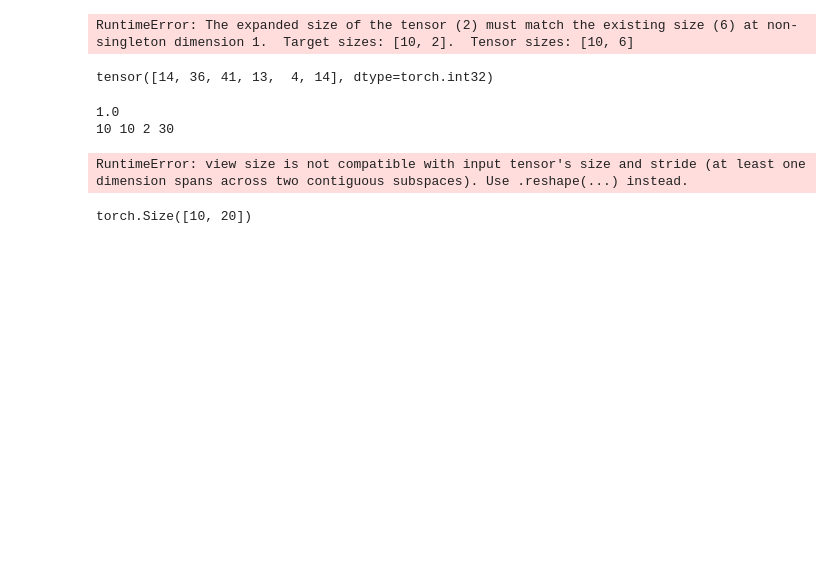
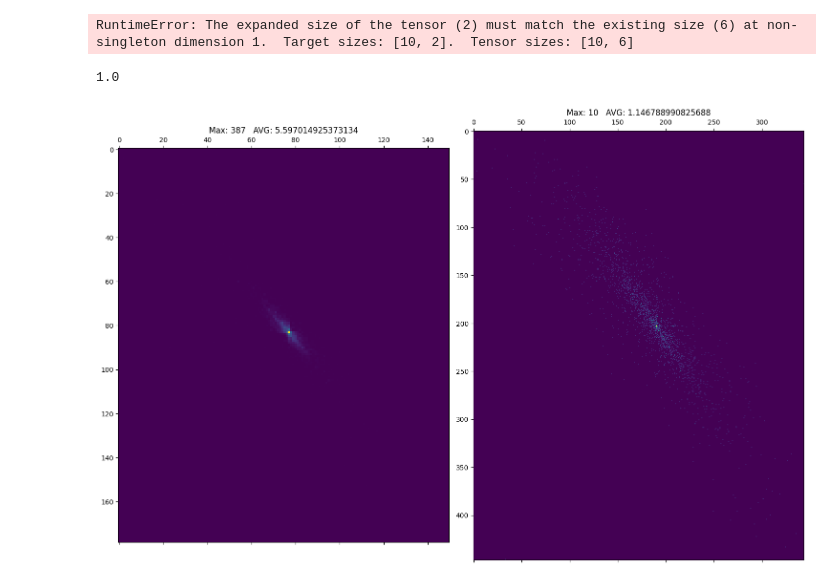
Before and after one commit to petroniocandido/clshq_tk, a Jupyter notebook: clshq_tk.ipynb, the cells around one changed output. Cells and saved outputs as stored; diff of their text form; code cells hidden in the pictures; blank space fills up the shorter version.

Commit message:
Dtypes in all modules and models; Several bugfixes and refactorings.

```diff
--- a/clshq_tk.ipynb
+++ b/clshq_tk.ipynb
@@ -234,7 +234,3 @@ ax[1].matshow(mat)
 # %% [output]
 1.0
 RuntimeError: The expanded size of the tensor (2) must match the existing size (6) at non-singleton dimension 1.  Target sizes: [10, 2].  Tensor sizes: [10, 6]
-# %%
-tok.sample_level.weights[0].int()
-# %% [output]
-tensor([14, 36, 41, 13,  4, 14], dtype=torch.int32)
@@ -318,5 +237,5 @@ class Tokenizer(nn.Module):
 # %%
-#from clshq_tk.models.lsh_tokenizer import Tokenizer
+from clshq_tk.models.lsh_tokenizer import Tokenizer
 from clshq_tk.common import DEVICE, DEFAULT_PATH
 from clshq_tk.data import ClassificationTS, Noise, RandomTranslation
 
@@ -338,7 +257,7 @@ dataset = ClassificationTS(name, train, contrastive_type, string_labels=string_l
   ]))
 
 tok = Tokenizer(dataset.num_attributes, dataset.num_labels, embed_dim,
-                window_size, step_size, width= 50)
+                window_size, step_size, sample_width= 2, patch_width=1)
 
 train_ldr = DataLoader(dataset.train(), batch_size=10, shuffle=True)
 
@@ -347,7 +266,7 @@ for X,y in train_ldr:
   embeds = tok(X)
 
 
-fig, ax = plt.subplots(3, 1, figsize=(15, 10))
+fig, ax = plt.subplots(1, 2, figsize=(15, 10))
 
 ks = sorted([k for k in tok.sample_level.statistics.keys()])
 stat = [tok.sample_level.statistics[k] for k in ks]
@@ -365,36 +284,33 @@ mat = np.zeros((xrange, yrange))
 for k in ks:
   x,y = k
   x = int(x+abs(_minx)) - 1
   y = int(y+abs(_miny)) - 1
   mat[x,y] = tok.sample_level.statistics[k]/norm
 
 ax[0].matshow(mat)
 
 ks = sorted([k for k in tok.patch_level.statistics.keys()])
 stat = [tok.patch_level.statistics[k] for k in ks]
 ax[1].set_title("Max: {}   AVG: {}".format(max(stat),np.mean(stat)))
 norm = np.sum(stat)
 
 kss = np.array(ks)
 _minx = int(min(kss[:,0]))
 _maxx = int(max(kss[:,0]))
 xrange = _maxx - _minx
 _miny = int(min(kss[:,1]))
 _maxy = int(max(kss[:,1]))
 yrange = _maxy - _miny
 mat = np.zeros((xrange, yrange))
 for k in ks:
   x,y = k
   x = int(x+abs(_minx)) - 1
   y = int(y+abs(_miny)) - 1
   mat[x,y] = tok.patch_level.statistics[k]/norm
 
 ax[1].matshow(mat)
+
+plt.tight_layout()
 # %% [output]
 1.0
-10 10 2 30
-RuntimeError: view size is not compatible with input tensor's size and stride (at least one dimension spans across two contiguous subspaces). Use .reshape(...) instead.
+[figure, added]
-# %%
-torch.rand(10, 2, 10).view(10, 20).size()
-# %% [output]
-torch.Size([10, 20])
```
Also changed, not shown: parts of 2 cells of this notebook, 8 other files.
